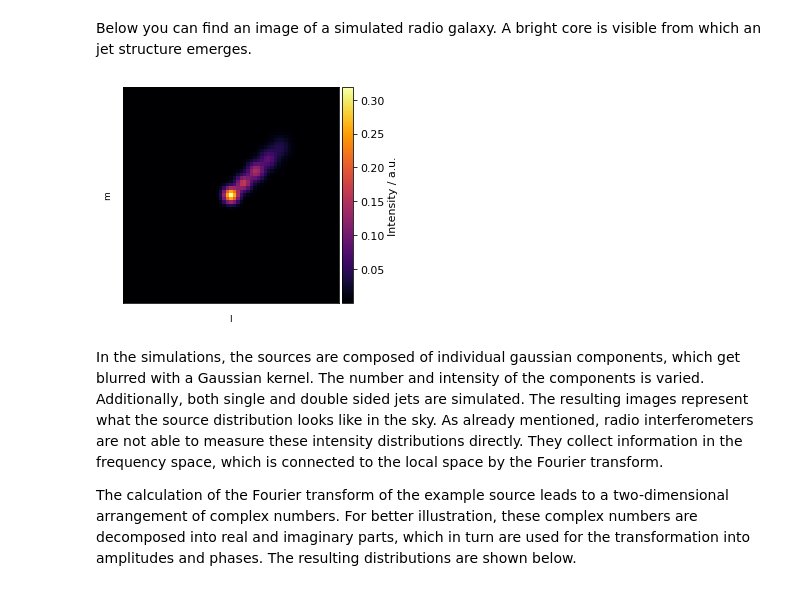
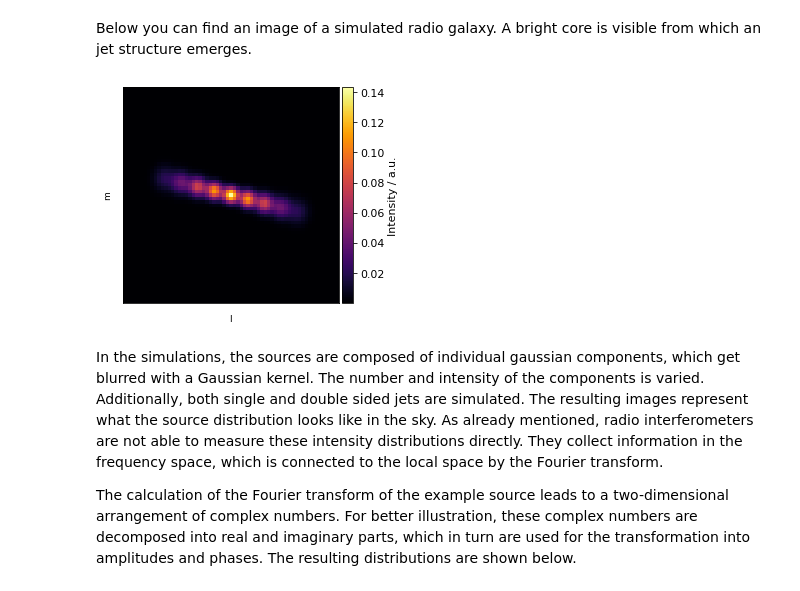
Before and after one commit to radionets-project/radionets, a Jupyter notebook: examples/00_observation_simulation.ipynb, the cells around one changed output. Cells and saved outputs as stored; diff of their text form; code cells hidden in the pictures.

Commit message:
use specific source for paper plots

```diff
--- a/examples/00_observation_simulation.ipynb
+++ b/examples/00_observation_simulation.ipynb
@@ -25,10 +25,18 @@ Below you can find an image of a simulated radio galaxy. A bright core is visibl
 # %%
 from radionets.simulations.gaussians import gaussian_source, create_grid
 from radionets.simulations.visualize_simulations import plot_source, plot_spectrum, ft
-sim_source = gaussian_source(create_grid(63, 1)[0])
+###
+# adjustments for paper plots
+import h5py
+import numpy as np
+f = h5py.File("../../noise/benchmark_data/source_test0.h5", "r")
+s = np.array(f["sources"])
+sim_source = s[0]
+###
+# sim_source = gaussian_source(create_grid(63, 1)[0])
 plot_source(sim_source, log=False, out_path="./build/simulation_visualization/simulated_source.pdf")
 # %% [output]
-[figure, old version]
+[figure, new version]
 # %% [markdown]
 In the simulations, the sources are composed of individual gaussian components, which get blurred with a Gaussian kernel. The number and intensity of the components is varied. Additionally, both single and double sided jets are simulated. The resulting images represent what the source distribution looks like in the sky. As already mentioned, radio interferometers are not able to measure these intensity distributions directly. They collect information in the frequency space, which is connected to the local space by the Fourier transform.
 
```
Also changed, not shown: parts of 6 cells of this notebook.
